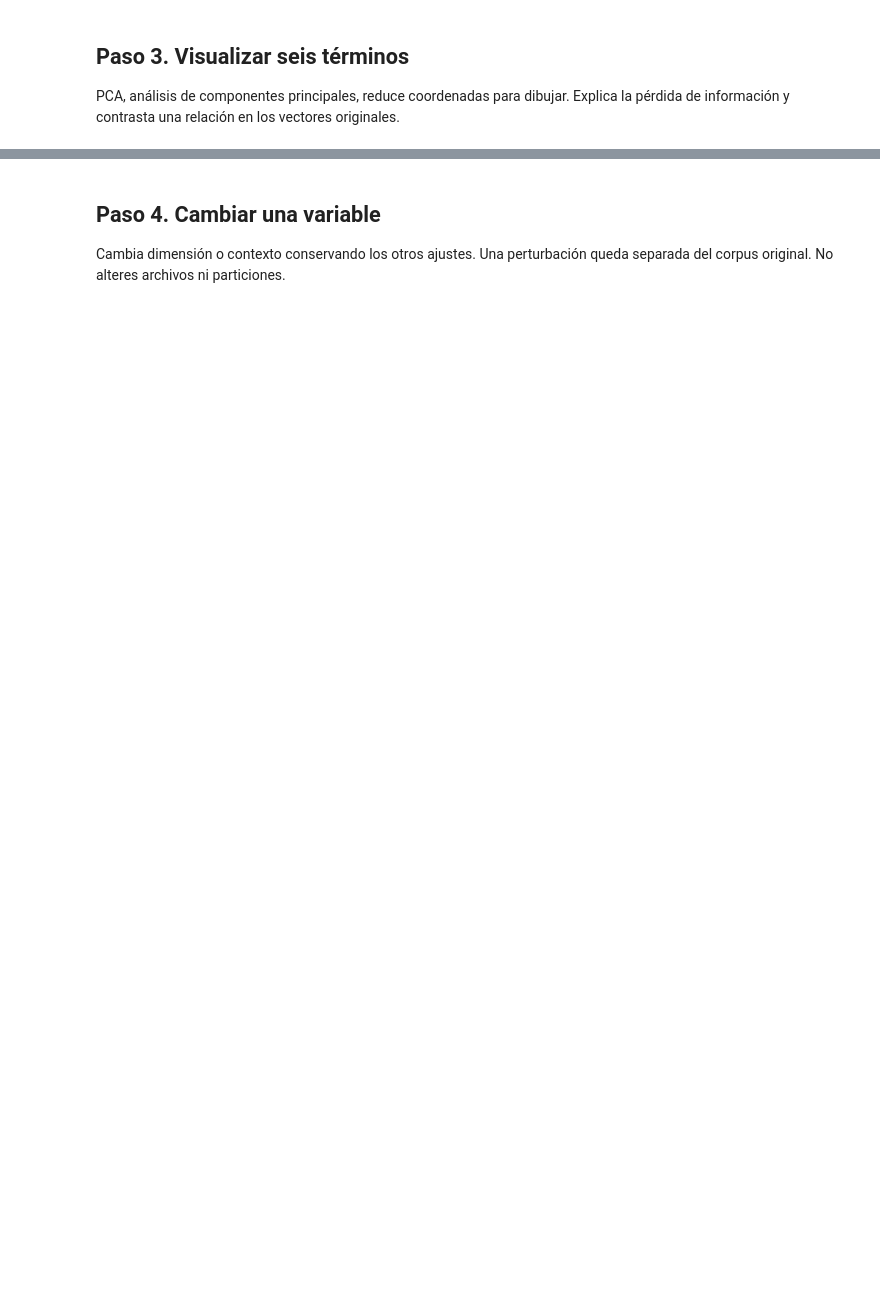
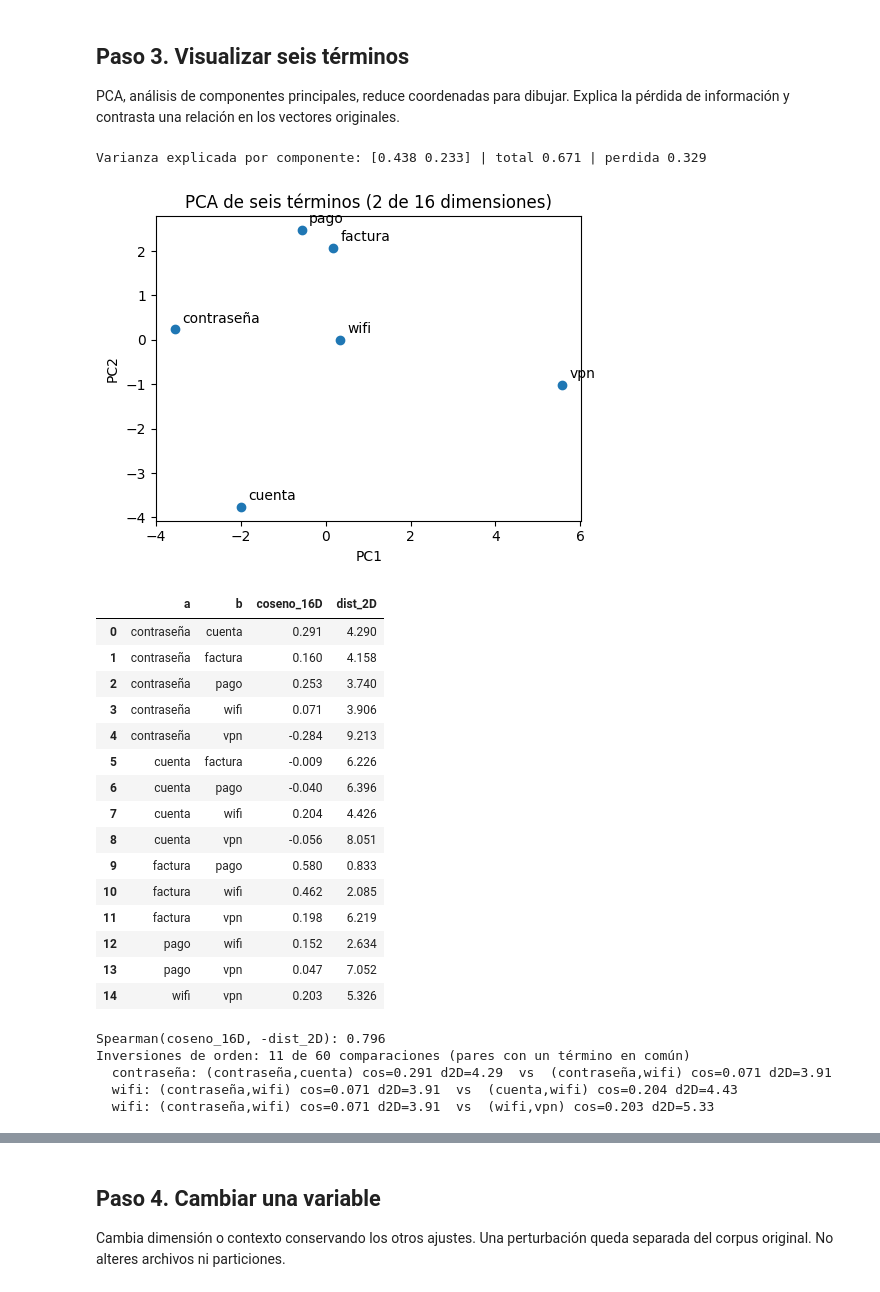
Before and after one commit to mirandaurban/tc3009c, a Jupyter notebook: Procesamiento de Lenguaje Natural/Entregables/Laboratorios/Actividad_03.ipynb, the cells around one changed output, grey strips where cells are left out. Saved outputs shown, nothing was run; the diff lists cells and outputs as text; code cells hidden in the pictures; blank space fills up the shorter version.

```diff
--- a/Procesamiento de Lenguaje Natural/Entregables/Laboratorios/Actividad_03.ipynb
+++ b/Procesamiento de Lenguaje Natural/Entregables/Laboratorios/Actividad_03.ipynb
@@ -86,6 +194,68 @@ Incluye negación y cambio de orden. Obtén tres pares entre textos; usa las mis
 
 PCA, análisis de componentes principales, reduce coordenadas para dibujar. Explica la pérdida de información y contrasta una relación en los vectores originales.
 # %%
-# TODO: desarrolla el paso y muestra evidencia.
+from itertools import combinations
+from sklearn.decomposition import PCA
+
+terminos = ["contraseña", "cuenta", "factura", "pago", "wifi", "vpn"]
+X = np.array([vectores[vocab[t]] for t in terminos])            # (6, 16): vectores originales
+pca = PCA(n_components=2).fit(X)
+Z = pca.transform(X)                                            # (6, 2): solo para dibujar
+perdida = 1 - pca.explained_variance_ratio_.sum()
+print("Varianza explicada por componente:", pca.explained_variance_ratio_.round(3),
+      f"| total {pca.explained_variance_ratio_.sum():.3f} | perdida {perdida:.3f}")
+
+plt.figure(figsize=(5.2, 4))
+plt.scatter(Z[:, 0], Z[:, 1])
+for (x, y), t in zip(Z, terminos):
+    plt.annotate(t, (x, y), textcoords="offset points", xytext=(5, 5))
+plt.xlabel("PC1"); plt.ylabel("PC2"); plt.title("PCA de seis términos (2 de 16 dimensiones)")
+plt.tight_layout(); plt.show()
+
+# Coseno en los 16 vectores originales vs distancia euclídea en el plano para comparar
+U = X / np.linalg.norm(X, axis=1, keepdims=True)
+pares = pd.DataFrame([(terminos[i], terminos[j], float(U[i] @ U[j]), float(np.linalg.norm(Z[i] - Z[j])))
+                      for i, j in combinations(range(len(terminos)), 2)],
+                     columns=["a", "b", "coseno_16D", "dist_2D"])
+display(pares.round(3))
+print("Spearman(coseno_16D, -dist_2D):", round(pares.coseno_16D.corr(-pares.dist_2D, method="spearman"), 3))
+
+# Dos pares que comparten un término y cuyo orden cambia entre 16D y 2D
+inv, comparables = [], 0
+for (_, r1), (_, r2) in combinations(pares.iterrows(), 2):
+    comun = {r1.a, r1.b} & {r2.a, r2.b}
+    if len(comun) != 1:
+        continue
+    comparables += 1
+    if (r1.coseno_16D - r2.coseno_16D) * (r2.dist_2D - r1.dist_2D) < 0:
+        inv.append((abs(r1.coseno_16D - r2.coseno_16D), comun.pop(), r1, r2))
+print(f"Inversiones de orden: {len(inv)} de {comparables} comparaciones (pares con un término en común)")
+for _, t, r1, r2 in sorted(inv, key=lambda z: -z[0])[:3]:
+    print(f"  {t}: ({r1.a},{r1.b}) cos={r1.coseno_16D:.3f} d2D={r1.dist_2D:.2f}  vs  "
+          f"({r2.a},{r2.b}) cos={r2.coseno_16D:.3f} d2D={r2.dist_2D:.2f}")
+# %% [output]
+Varianza explicada por componente: [0.438 0.233] | total 0.671 | perdida 0.329
+[figure, added]
+|  | a | b | coseno_16D | dist_2D |
+| 0 | contraseña | cuenta | 0.291 | 4.290 |
+| 1 | contraseña | factura | 0.160 | 4.158 |
+| 2 | contraseña | pago | 0.253 | 3.740 |
+| 3 | contraseña | wifi | 0.071 | 3.906 |
+| 4 | contraseña | vpn | -0.284 | 9.213 |
+| 5 | cuenta | factura | -0.009 | 6.226 |
+| 6 | cuenta | pago | -0.040 | 6.396 |
+| 7 | cuenta | wifi | 0.204 | 4.426 |
+| 8 | cuenta | vpn | -0.056 | 8.051 |
+| 9 | factura | pago | 0.580 | 0.833 |
+| 10 | factura | wifi | 0.462 | 2.085 |
+| 11 | factura | vpn | 0.198 | 6.219 |
+| 12 | pago | wifi | 0.152 | 2.634 |
+| 13 | pago | vpn | 0.047 | 7.052 |
+| 14 | wifi | vpn | 0.203 | 5.326 |
+Spearman(coseno_16D, -dist_2D): 0.796
+Inversiones de orden: 11 de 60 comparaciones (pares con un término en común)
+  contraseña: (contraseña,cuenta) cos=0.291 d2D=4.29  vs  (contraseña,wifi) cos=0.071 d2D=3.91
+  wifi: (contraseña,wifi) cos=0.071 d2D=3.91  vs  (cuenta,wifi) cos=0.204 d2D=4.43
+  wifi: (contraseña,wifi) cos=0.071 d2D=3.91  vs  (wifi,vpn) cos=0.203 d2D=5.33
 # %% [markdown]
 **Mi interpretación:** explica una salida, cómo se obtuvo y su límite.
```
Also changed, not shown: parts of 17 cells of this notebook.
